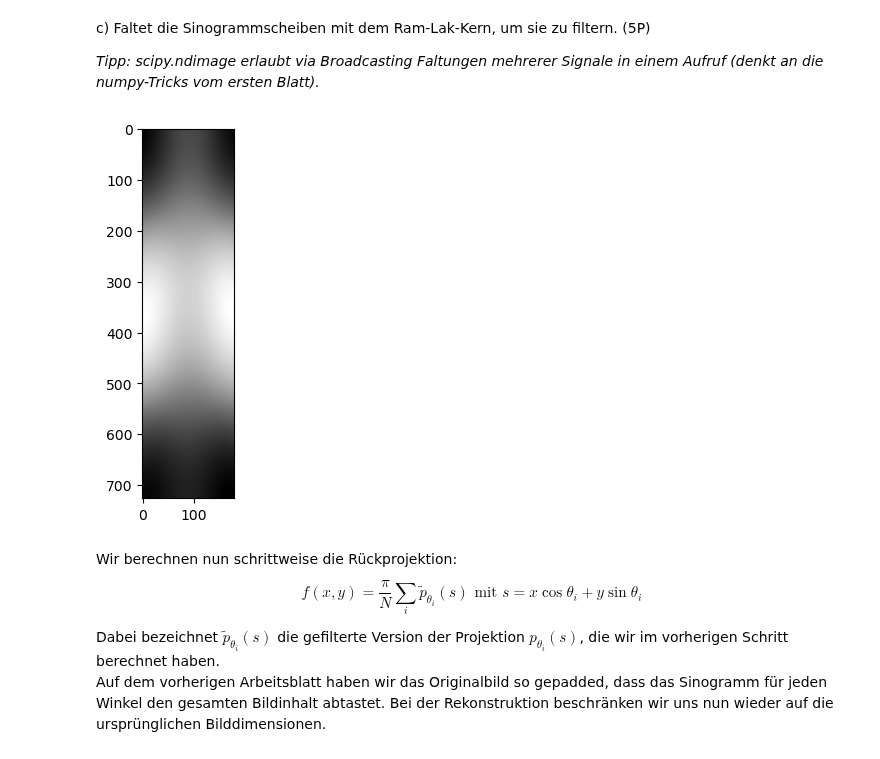
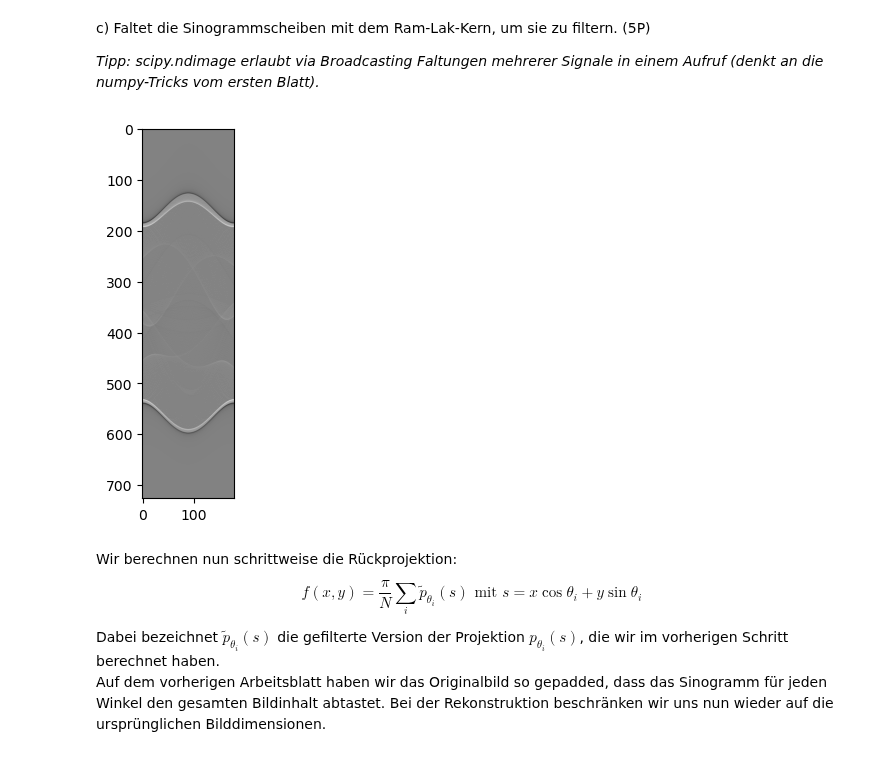
Before and after one commit to TimNogga/MedizinischeBildAnalyseBonn, a Jupyter notebook: mba-05/MBA_05.ipynb, the cells around one changed output. Cells and saved outputs as stored; diff of their text form; code cells hidden in the pictures.

```diff
--- a/mba-05/MBA_05.ipynb
+++ b/mba-05/MBA_05.ipynb
@@ -187,16 +187,16 @@ _Tipp: scipy.ndimage erlaubt via Broadcasting Faltungen mehrerer Signale in eine
 # %%
 import numpy as np
 from scipy.ndimage import convolve
 
 sinogramm = np.load('sinogramm_padded.npy')
 
 # Lösung:
-filtered_sinogramm = convolve(sinogramm, ifftshift(filter[..., None]))
+filtered_sinogramm = convolve(sinogramm, inverse_filter[..., None])
 
 plt.imshow(filtered_sinogramm, cmap="gray")
 plt.show()
 # %% [output]
-[figure, old version]
+[figure, new version]
 # %% [markdown]
 Wir berechnen nun schrittweise die Rückprojektion:
 $$
```
